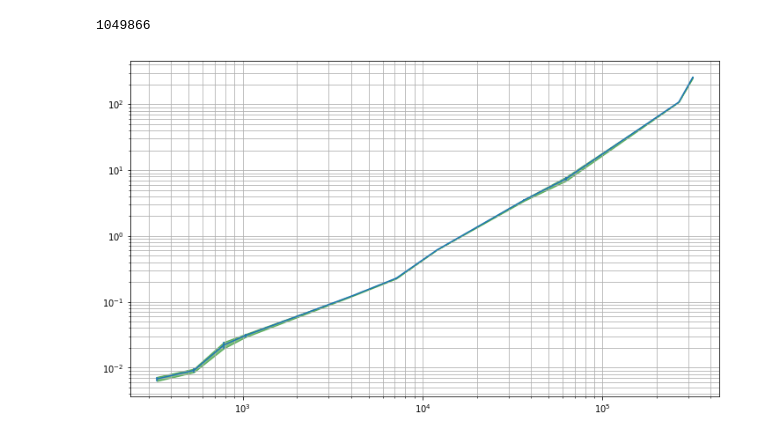
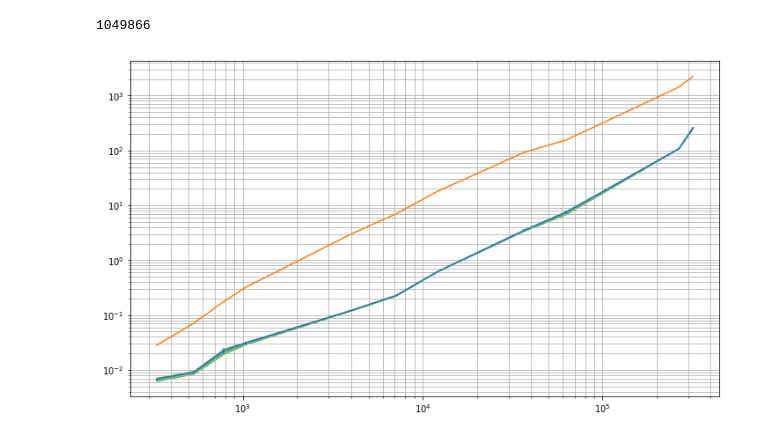
Before and after one commit to barbafrank/LCP_projects_Y2, a Jupyter notebook: pagerank_speed.ipynb, the cells around one changed output. Drawn from its saved outputs; the diff is of its cells as text; code cells hidden in the pictures.

```diff
--- a/pagerank_speed.ipynb
+++ b/pagerank_speed.ipynb
@@ -45,12 +45,18 @@ Ns = np.array([333, 534, 786, 1034, 4039, 7115, 12008, 36692, 62586, 265214, 317
 Es = np.array([2519, 4813, 14024, 26749, 88234, 103689, 236994, 367662, 147892, 419500, 1049866])
 ts = np.array([6.77e-3, 9.09e-3, 22.2e-3, 30.8e-3, 123e-3, 228e-3, 615e-3, 3.52, 7.39, 108, 256])
 es = np.array([516e-6, 603e-6, 2.56e-3, 1.79e-3, 1.88e-3, 4.16e-3, 2.1e-3, 110e-3, 551e-3, 496e-3, 8.43])
+# %%
+def timeOrder(x, c, e1, e2):
+    return c*np.log(x[0,:])*np.power(x[0,:], e1)*np.power(np.log(x[1,:]), e2)
 # %%
 fig, axs = plt.subplots(1, 1, figsize=(12, 7))
+#params, _ = curve_fit(timeOrder, [Ns, Es], ts, [8e-9, 1.28, 2], bounds=([0, 1, 1], [1, 2, 5]))
+#print(params)
 axs.errorbar(Ns, ts, es)
+axs.plot(Ns, timeOrder(np.array([Ns, Es]), 6e-9, 1.28, 3))
 plt.fill_between(Ns, ts-es, ts+es, alpha=.5, color='g')
 axs.grid(True, which="both")
 axs.set_yscale("log")
 axs.set_xscale("log")
 # %% [output]
-[figure, old version]
+[figure, new version]
```
Also changed, not shown: 3 other files.
